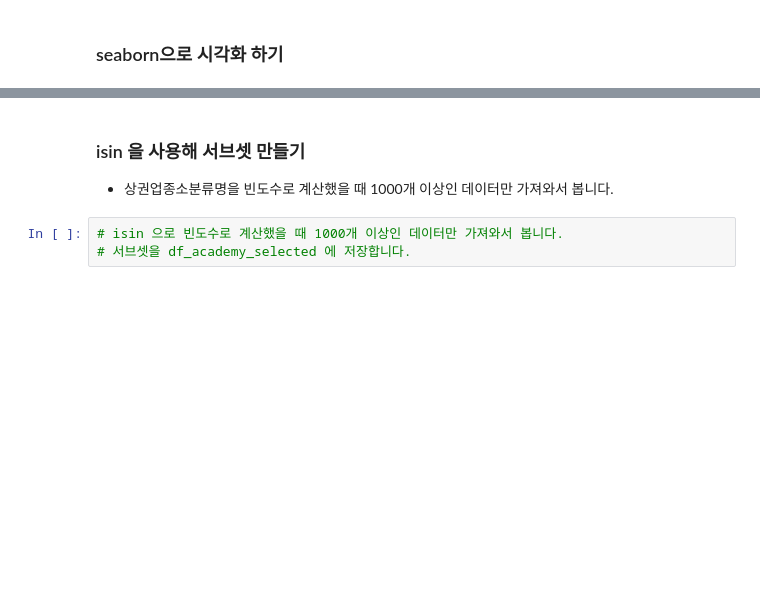
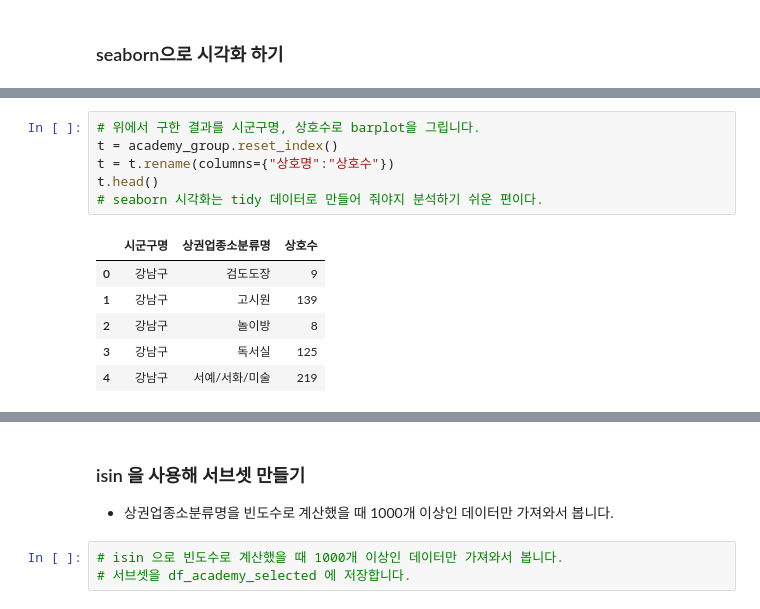
Before and after one commit to dotruni/TIL, a Jupyter notebook: store_eda_input.ipynb, the cells around one changed output, grey strips where cells are left out. Saved outputs shown, nothing was run; the diff lists cells and outputs as text; blank space fills up the shorter version.

```diff
--- a/store_eda_input.ipynb
+++ b/store_eda_input.ipynb
@@ -1057,0 +1114,13 @@ Name: 상권업종소분류명, Length: 106, dtype: int64
+# %%
+# 위에서 구한 결과를 시군구명, 상호수로 barplot을 그립니다.
+t = academy_group.reset_index()
+t = t.rename(columns={"상호명":"상호수"})
+t.head()
+# seaborn 시각화는 tidy 데이터로 만들어 줘야지 분석하기 쉬운 편이다.
+# %% [output]
+|  | 시군구명 | 상권업종소분류명 | 상호수 |
+| 0 | 강남구 | 검도도장 | 9 |
+| 1 | 강남구 | 고시원 | 139 |
+| 2 | 강남구 | 놀이방 | 8 |
+| 3 | 강남구 | 독서실 | 125 |
+| 4 | 강남구 | 서예/서화/미술 | 219 |
```
Also changed, not shown: parts of 15 cells of this notebook.
